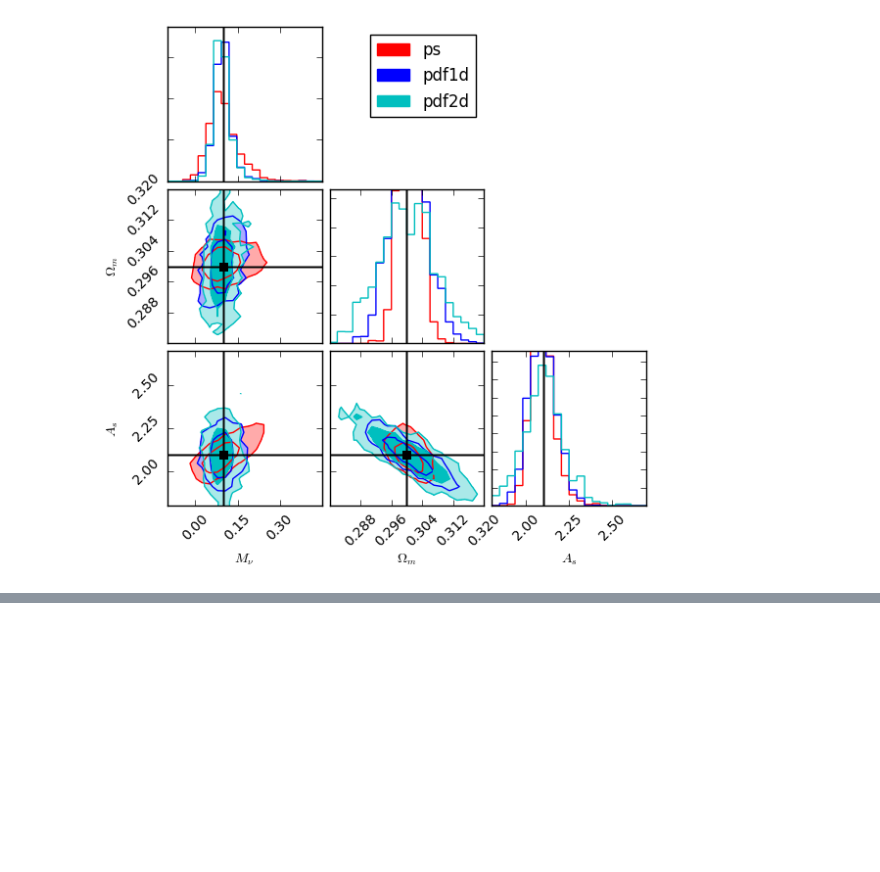
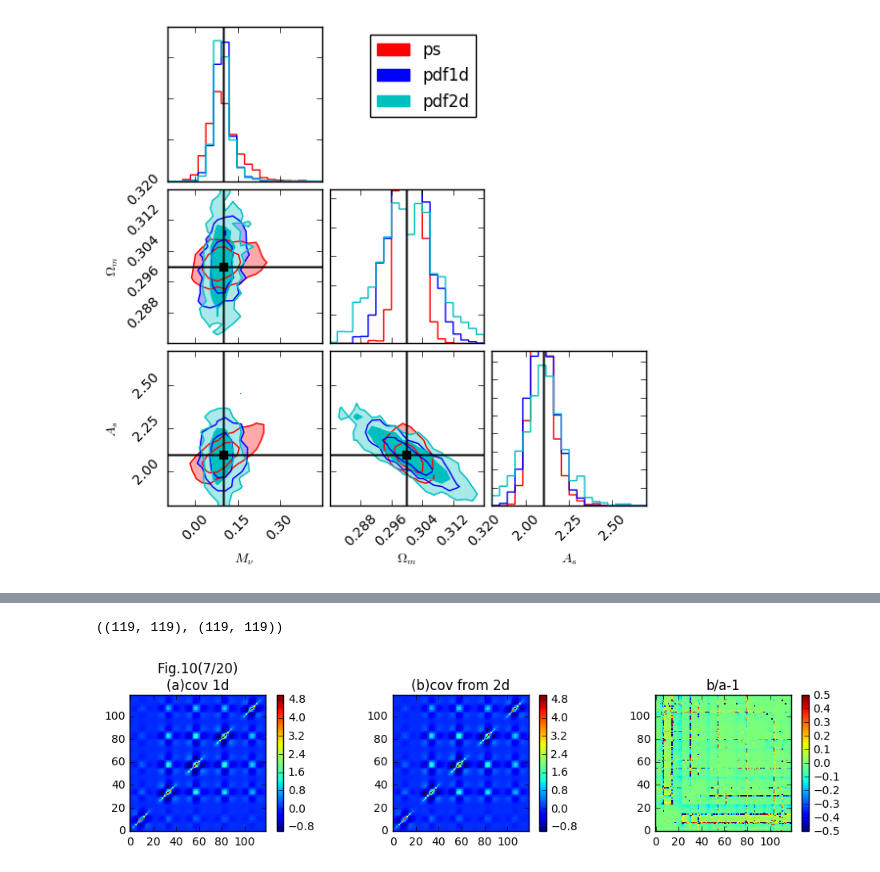
Before and after one commit to liuxx479/PDFs, a Jupyter notebook: likelihood.ipynb, the cells around one changed output, grey strips where cells are left out. Saved outputs shown, nothing was run; the diff lists cells and outputs as text; code cells hidden in the pictures; blank space fills up the shorter version.

```diff
--- a/likelihood.ipynb
+++ b/likelihood.ipynb
@@ -539,0 +530,21 @@ show()
+# %%
+pdf1dN_cov2 = array([sum(load(ebcov_dir+'ALL_galXgal_2dpdf_z{0}_z{1}_sg1.0.npy'.format(z_arr[i],z_arr[i+1])),axis=-1) for i in range(4) ] + [sum(load(ebcov_dir+'ALL_galXgal_2dpdf_z2.0_z2.5_sg1.0.npy'),axis=-2)])[idxt[0],:,idxt[1]].T
+covpdf1dN2 = cov(pdf1dN_cov2,rowvar=0)*12.25/2e4
+covpdf1dN.shape,covpdf1dN.shape
+# %% [output]
+((119, 119), (119, 119))
+# %%
+f,(ax1,ax2,ax3)=subplots(1,3,figsize=(10,2.5))
+cb1=ax1.imshow(covpdf1dN,interpolation='nearest',origin='lower',vmin=-1,vmax=5)
+cb2=ax2.imshow(covpdf1dN2,interpolation='nearest',origin='lower',vmin=-1,vmax=5)
+cb3=ax3.imshow(covpdf1dN2/covpdf1dN-1,interpolation='nearest',origin='lower',vmin=-0.5,vmax=0.5)
+f.colorbar(cb1,ax=ax1)
+f.colorbar(cb2,ax=ax2)
+f.colorbar(cb3,ax=ax3)
+ax1.set_title('Fig.10(7/20)\n(a)cov 1d')
+ax2.set_title('(b)cov from 2d')
+ax3.set_title('b/a-1')
+plt.tight_layout()
+show()
+# %% [output]
+[figure, added]
```
Also changed, not shown: parts of 14 cells of this notebook.
